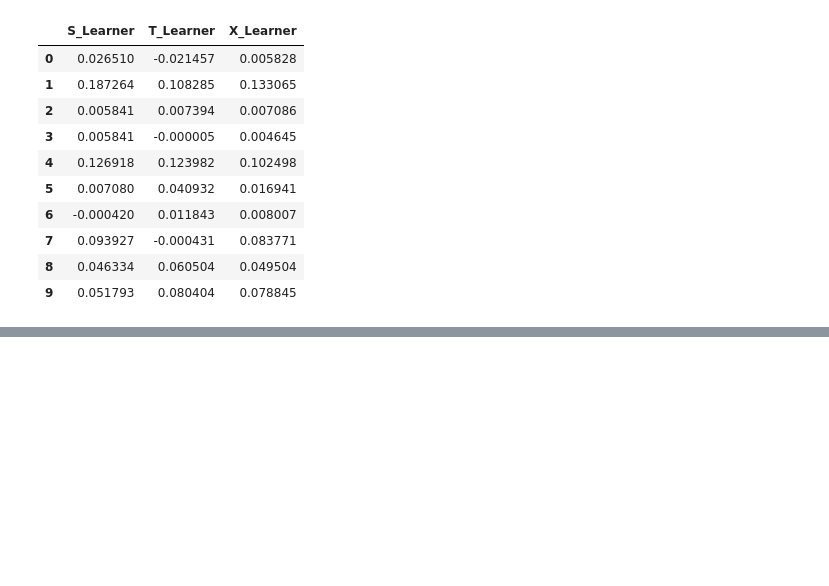
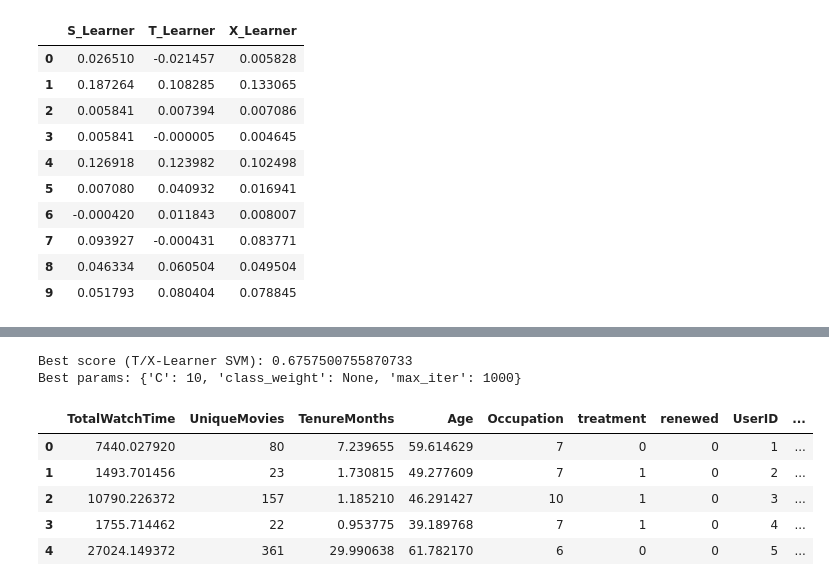
Before and after one commit to stevechengnyc/meta_learners, a Jupyter notebook: MovieLens_EconML_Uplift_Modeling_Final_edited.ipynb, the cells around one changed output, grey strips where cells are left out. Saved outputs shown, nothing was run; the diff lists cells and outputs as text; code cells hidden in the pictures; blank space fills up the shorter version.

```diff
--- a/MovieLens_EconML_Uplift_Modeling_Final_edited.ipynb
+++ b/MovieLens_EconML_Uplift_Modeling_Final_edited.ipynb
@@ -468,0 +575,3 @@ pd.DataFrame({'S_Learner': s_te, 'T_Learner': t_te, 'X_Learner': x_te}).head(10)
+# %%
+simulated_users =simulated_users.drop('promo_eligible', axis=1)
+#
@@ -468,0 +609,18 @@ pd.DataFrame({'S_Learner': s_te, 'T_Learner': t_te, 'X_Learner': x_te}).head(10)
+# %%
+simulated_users['has_kids_profile'] = simulated_users['has_kids_profile'].astype('bool')
+# %%
+# Explicitly exclude columns not intended as features
+non_feature_cols = ['UserID', 'treatment', 'renewed']
+feature_df = simulated_users.drop(columns=non_feature_cols)
+
+# Automatically detect feature types
+numeric_features = feature_df.select_dtypes(include=['int64', 'float64']).columns.tolist()
+categorical_features = feature_df.select_dtypes(include=['object', 'category', 'bool']).columns.tolist()
+
+print("✅ Numeric features:", numeric_features)
+print("✅ Categorical features:", categorical_features)
+
+# Now define feature matrix
+X = simulated_users[numeric_features + categorical_features]
+T = simulated_users['treatment'].values
+Y = simulated_users['renewed'].values
@@ -468,0 +711,43 @@ pd.DataFrame({'S_Learner': s_te, 'T_Learner': t_te, 'X_Learner': x_te}).head(10)
+# %%
+#optimize SVM for T and X Learners
+from sklearn.svm import LinearSVC
+
+# SVM grid (no penalty='elasticnet' allowed for LinearSVC)
+svm_param_grid = {
+    'C': [0.01, 0.1, 1, 10, 100],
+    'class_weight': [None, 'balanced'],
+    'max_iter': [1000, 2000, 5000]
+}
+
+svm_grid = GridSearchCV(LinearSVC(dual=False), svm_param_grid, cv=3)
+svm_grid.fit(X_train_proc, Y_train)
+best_svm = svm_grid.best_estimator_
+
+print("Best score (T/X-Learner SVM):", svm_grid.best_score_)
+print("Best params:", svm_grid.best_params_)
+# %% [output]
+Best score (T/X-Learner SVM): 0.6757500755870733
+Best params: {'C': 10, 'class_weight': None, 'max_iter': 1000}
+# %%
+# define preprocessor of categorical features for random forest, gradient boosting and XGBoost
+from sklearn.preprocessing import LabelEncoder
+
+# Copy features to avoid changing original
+tree_features = simulated_users.copy()
+
+# Encode all categorical columns
+label_encoders = {}
+
+for col in categorical_features:
+    le = LabelEncoder()
+    tree_features[col] = le.fit_transform(tree_features[col])
+    label_encoders[col] = le  # Optional: save encoders for inverse_transform later
+# %%
+tree_features.head()
+# %% [output]
+|  | TotalWatchTime | UniqueMovies | TenureMonths | Age | Occupation | treatment | renewed | UserID | ... |
+| 0 | 7440.027920 | 80 | 7.239655 | 59.614629 | 7 | 0 | 0 | 1 | ... |
+| 1 | 1493.701456 | 23 | 1.730815 | 49.277609 | 7 | 1 | 0 | 2 | ... |
+| 2 | 10790.226372 | 157 | 1.185210 | 46.291427 | 10 | 1 | 0 | 3 | ... |
+| 3 | 1755.714462 | 22 | 0.953775 | 39.189768 | 7 | 1 | 0 | 4 | ... |
+| 4 | 27024.149372 | 361 | 29.990638 | 61.782170 | 6 | 0 | 0 | 5 | ... |
```
Also changed, not shown: parts of 36 cells of this notebook.
